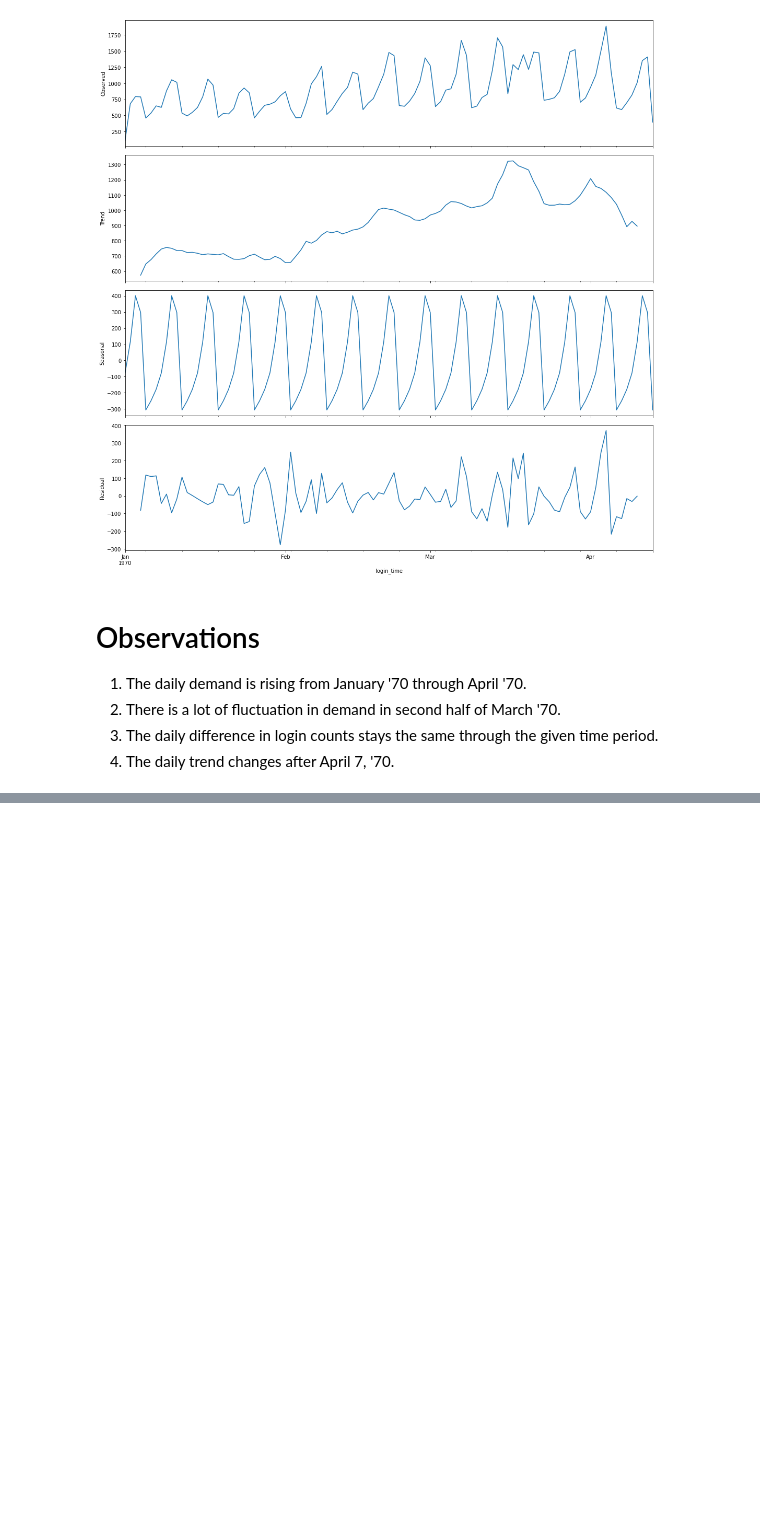
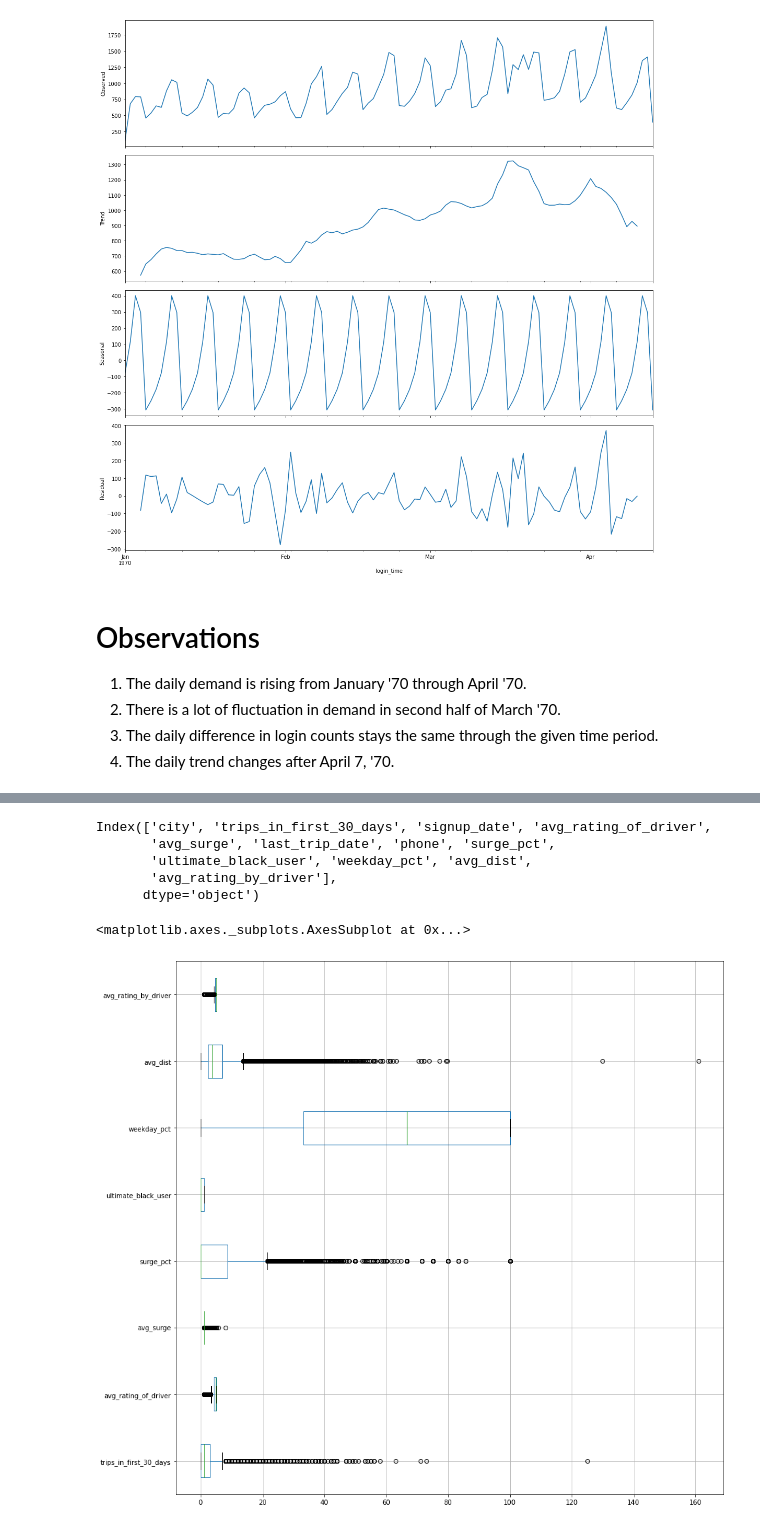
Before and after one commit to sudkpa/SB_DS, a Jupyter notebook: Career_Track/ultimate_challenge/ultimate-ds-challenge.ipynb, the cells around one changed output, grey strips where cells are left out. Drawn from its saved outputs; the diff is of its cells as text; code cells hidden in the pictures; blank space fills up the shorter version.

```diff
--- a/Career_Track/ultimate_challenge/ultimate-ds-challenge.ipynb
+++ b/Career_Track/ultimate_challenge/ultimate-ds-challenge.ipynb
@@ -213,0 +227,3 @@ plt.show()
+# %%
+df_riders = pd.read_json("ultimate_data_challenge.json")
+df_riders.head()
@@ -213,0 +329,17 @@ plt.show()
+# %%
+df_riders.columns
+# %% [output]
+Index(['city', 'trips_in_first_30_days', 'signup_date', 'avg_rating_of_driver',
+       'avg_surge', 'last_trip_date', 'phone', 'surge_pct',
+       'ultimate_black_user', 'weekday_pct', 'avg_dist',
+       'avg_rating_by_driver'],
+      dtype='object')
+# %%
+# Features of interest for creating a model.
+# Assumption made - 'avg_surge' and 'surge_pct' account for trips taken in the given duration.
+df_select = df_riders[['trips_in_first_30_days', 'avg_rating_of_driver', 'avg_surge', 'surge_pct', 'ultimate_black_user', 'weekday_pct', 'avg_dist', 'avg_rating_by_driver']]
+# %%
+df_select.boxplot(vert=False)
+# %% [output]
+<matplotlib.axes._subplots.AxesSubplot at 0x...>
+[figure, added]
```
Also changed, not shown: parts of 20 cells of this notebook.
